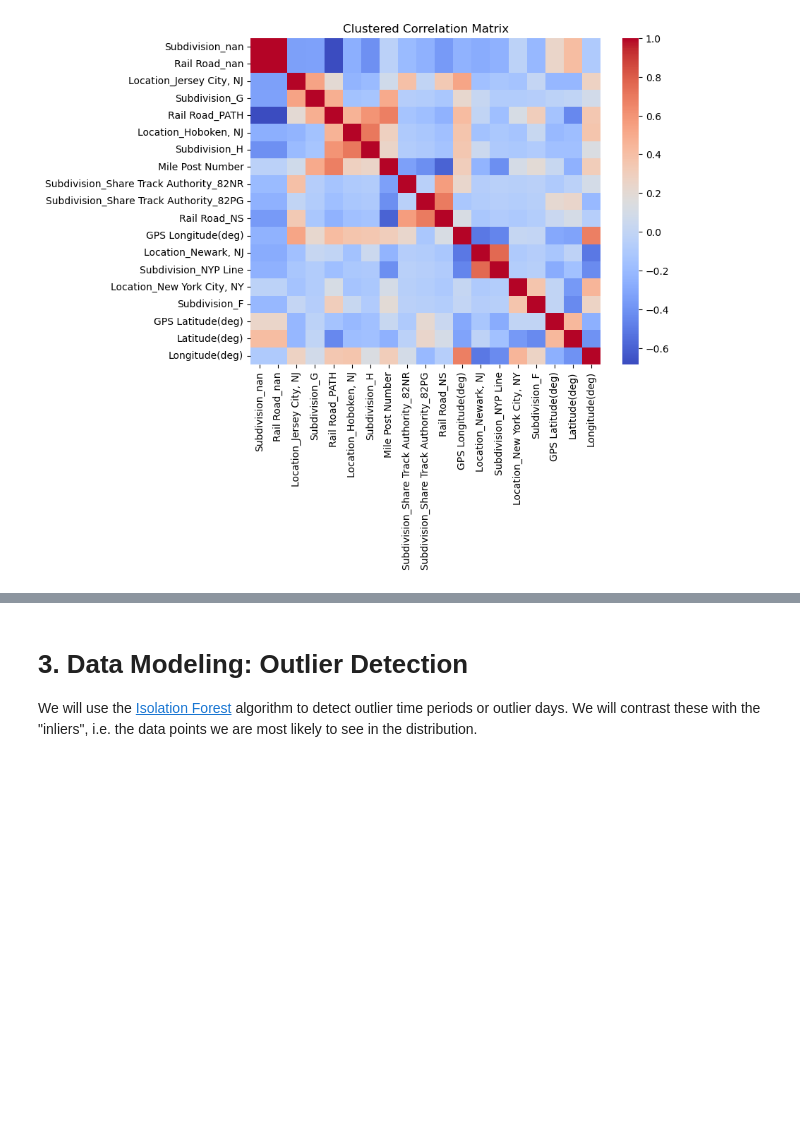
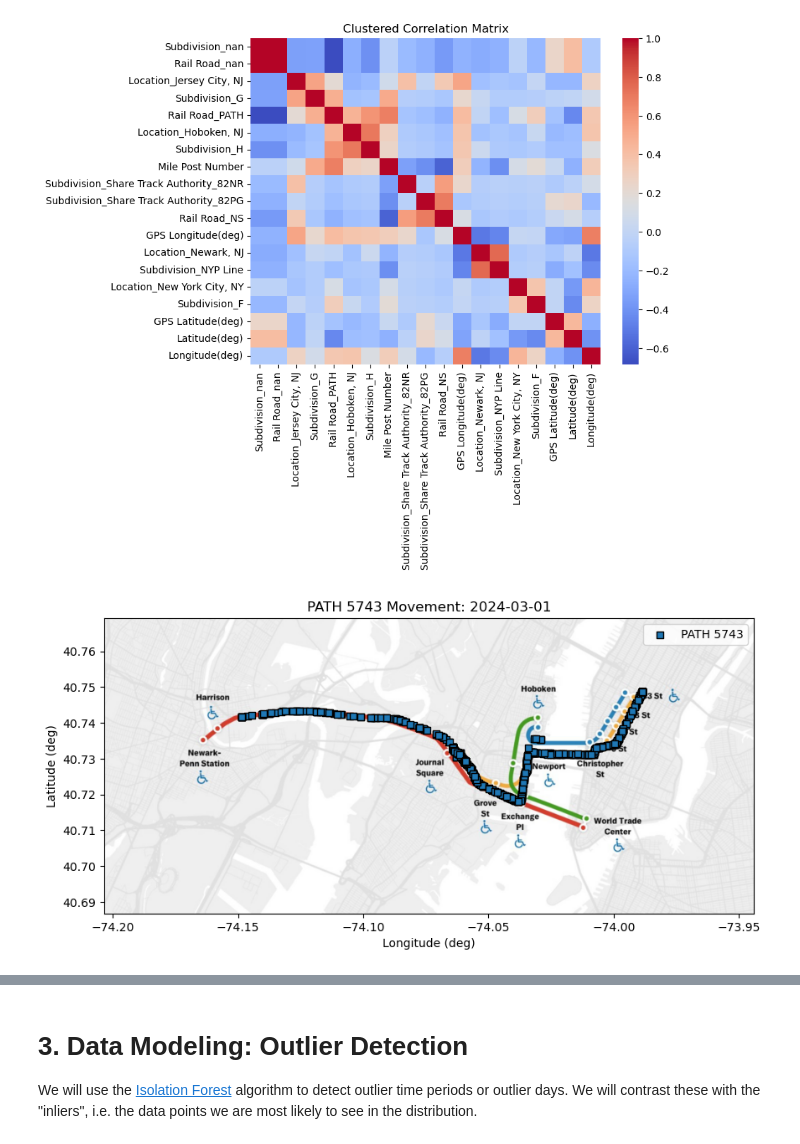
Before and after one commit to moprescu/CEE6800, a Jupyter notebook: Final/Data_Processing_and_Modeling.ipynb, the cells around one changed output, grey strips where cells are left out. Saved outputs shown, nothing was run; the diff lists cells and outputs as text; code cells hidden in the pictures; blank space fills up the shorter version.

```diff
--- a/Final/Data_Processing_and_Modeling.ipynb
+++ b/Final/Data_Processing_and_Modeling.ipynb
@@ -118,15 +118,27 @@ stations = {"Newark": [40.7347, -74.1641],
             "WTC": [40.7115, -74.0114]
            }
 # %%
-def plot_daily_trajectory(month, day):
+def plot_daily_trajectory(month, day, save=True):
     df_filter = (pd.to_datetime(df_1min["Time"], errors='coerce').dt.month==month) & \
                 (pd.to_datetime(df_1min["Time"], errors='coerce').dt.day==day)
+
+    fig, ax = plt.subplots(figsize=(10, 4.578))
+    img1 = mpimg.imread('./figures/Stations.jpg')
+    ax.imshow(img1, extent=[-74.2034, -73.9440, 40.6868, 40.7692], aspect='auto')
     plt.scatter(df_1min["Longitude(deg)"][df_filter],
-            df_1min["Latitude(deg)"][df_filter], label="Lat/Lon PATH 5743")
-    for station, (lat, lon) in stations.items():
-        plt.scatter([lon], [lat], label=station, edgecolors='black')
+            df_1min["Latitude(deg)"][df_filter], edgecolor='black', marker="s", label="PATH 5743")
+    # Plot labels
+    ax.set_xlabel("Longitude (deg)")
+    ax.set_ylabel("Latitude (deg)")
+    ax.set_title(f"PATH 5743 Movement: {pd.to_datetime(df_1min['Time'], errors='coerce').dt.strftime('%Y-%m-%d')[0]}")
+    #for station, (lat, lon) in stations.items():
+    #    plt.scatter([lon], [lat], label=station, edgecolors='black')
     plt.legend()
-    plt.xlim(-74.3, -73.8)
-    plt.ylim(40.6, 40.9)
+    if save:
+        plt.savefig(f'./figures/PATH_trace_month_{month}_day_{day}.png', bbox_inches="tight", dpi=300)
     plt.show()
+# %%
+plot_daily_trajectory(3, 4)
+# %% [output]
+[figure, added]
 # %%
```
Also changed, not shown: parts of 2 cells of this notebook, 9 other files.
